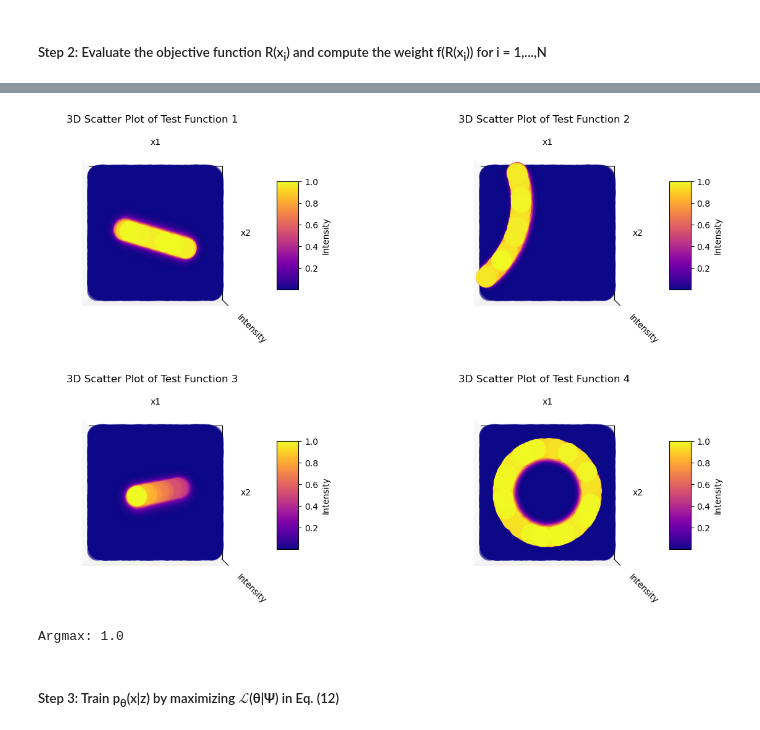
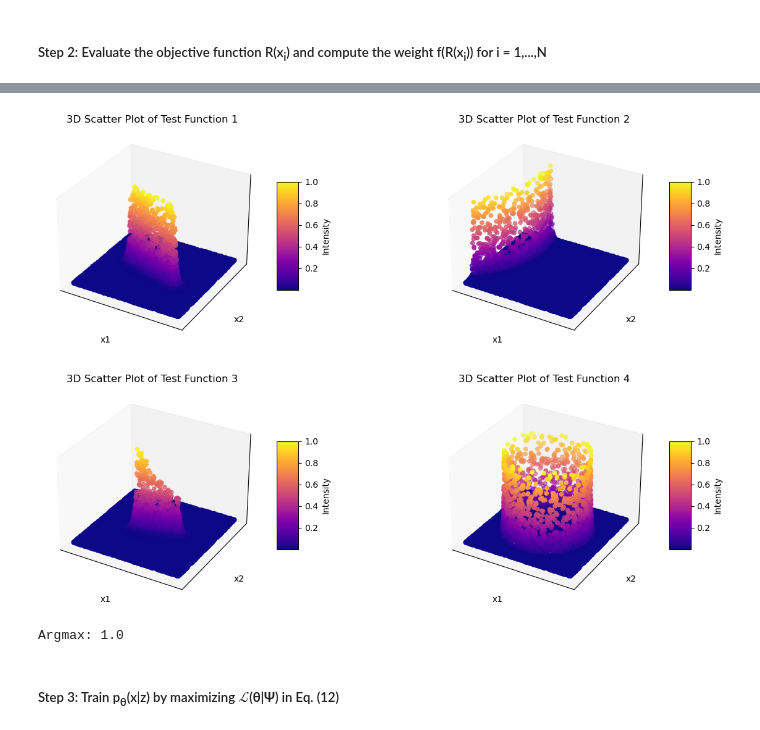
Before and after one commit to saraaldhaheri/LSMO, a Jupyter notebook: solution-manifold.ipynb, the cells around one changed output, grey strips where cells are left out. Cells and saved outputs as stored; diff of their text form; code cells hidden in the pictures.

```diff
--- a/solution-manifold.ipynb
+++ b/solution-manifold.ipynb
@@ -255,7 +255,7 @@ colormaps = ['plasma', 'plasma', 'plasma', 'plasma']
 
 for i, (ax, data, cmap) in enumerate(zip(axes.flat, dataset, colormaps), start=1):
 
-    sc = ax.scatter(sample_x1, sample_x2, data, c=data, cmap=cmap, marker='o', s=500)
+    sc = ax.scatter(sample_x1, sample_x2, data, c=data, cmap=cmap, marker='o')
     ax.set_xlabel('x1')
     ax.set_ylabel('x2')
     ax.set_zlabel('Intensity')
@@ -263,36 +263,36 @@ for i, (ax, data, cmap) in enumerate(zip(axes.flat, dataset, colormaps), start=1
     cbar = plt.colorbar(sc, ax=ax, shrink=0.5, aspect=5)
     cbar.set_label('Intensity')
 
     ax.set_xticks([])
     ax.set_yticks([])
     ax.set_zticks([])
     ax.grid(False)
 
-    ax.elev = 90
-    ax.azim = -90
+    # ax.elev = 90
+    # ax.azim = -90
 # # Plot the data with an intensity map
 # sc = ax.scatter(sample_x1, sample_x2, intensity4, c=intensity4, cmap='plasma', s=0.5)
 
 # # Add a color bar to show the intensity scale
 # colorbar = plt.colorbar(sc, ax=ax, shrink=0.5, aspect=5)
 # colorbar.set_label('Intensity')
 
 # # Set labels for axes
 # ax.set_xlabel('Sample X1')
 # ax.set_ylabel('Sample X2')
 # # ax.set_zlabel('Intensity 1')
 # ax.grid(False)
 # ax.set_xticks([])
 # ax.set_yticks([])
 # ax.set_zticks([])
 # # ax.set_facecolor('black')
 
 # Show the plot
 plt.show()
 
 print (f"Argmax: {max(intensity4)}")
 # %% [output]
-[figure, old version]
+[figure, new version]
 Argmax: 1.0
 # %%
 
```
Also changed, not shown: parts of 5 cells of this notebook, 2 other files.
